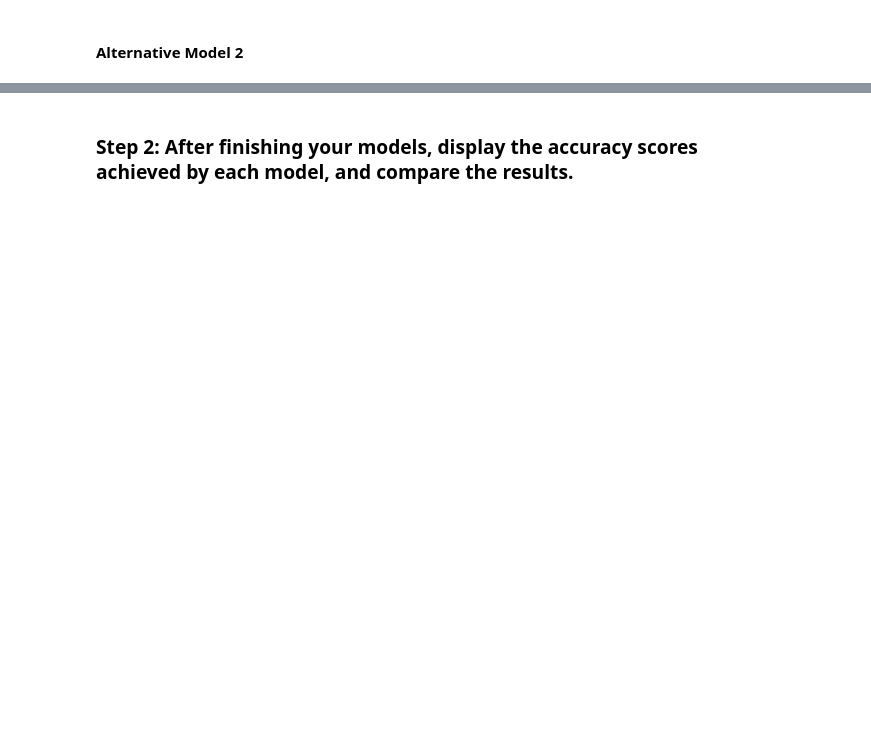
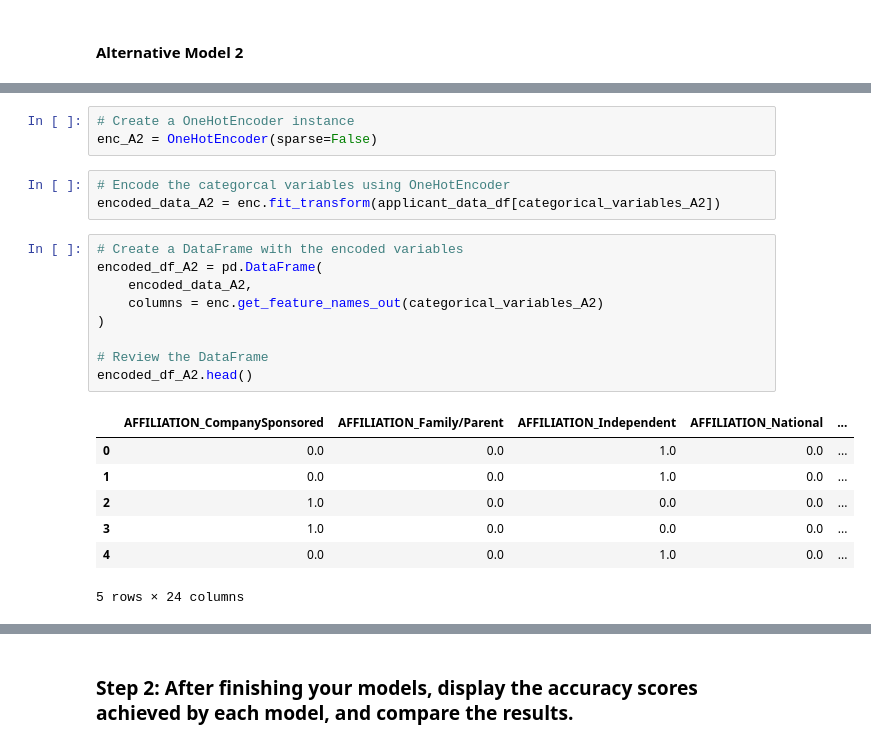
Before and after one commit to jkerr13/venture_funding_module_13, a Jupyter notebook: Colab_venture_funding_with_deep_learning_jkerr13.ipynb, the cells around one changed output, grey strips where cells are left out. Drawn from its saved outputs; the diff is of its cells as text; blank space fills up the shorter version.

```diff
--- a/Colab_venture_funding_with_deep_learning_jkerr13.ipynb
+++ b/Colab_venture_funding_with_deep_learning_jkerr13.ipynb
@@ -455,0 +536,23 @@ fit_model_A1 = # YOUR CODE HERE
+# %%
+# Create a OneHotEncoder instance
+enc_A2 = OneHotEncoder(sparse=False)
+# %%
+# Encode the categorcal variables using OneHotEncoder
+encoded_data_A2 = enc.fit_transform(applicant_data_df[categorical_variables_A2])
+# %%
+# Create a DataFrame with the encoded variables
+encoded_df_A2 = pd.DataFrame(
+    encoded_data_A2,
+    columns = enc.get_feature_names_out(categorical_variables_A2)
+)
+
+# Review the DataFrame
+encoded_df_A2.head()
+# %% [output]
+|  | AFFILIATION_CompanySponsored | AFFILIATION_Family/Parent | AFFILIATION_Independent | AFFILIATION_National | ... |
+| 0 | 0.0 | 0.0 | 1.0 | 0.0 | ... |
+| 1 | 0.0 | 0.0 | 1.0 | 0.0 | ... |
+| 2 | 1.0 | 0.0 | 0.0 | 0.0 | ... |
+| 3 | 1.0 | 0.0 | 0.0 | 0.0 | ... |
+| 4 | 0.0 | 0.0 | 1.0 | 0.0 | ... |
+5 rows × 24 columns
```
Also changed, not shown: parts of 37 cells of this notebook, 5 other files.
